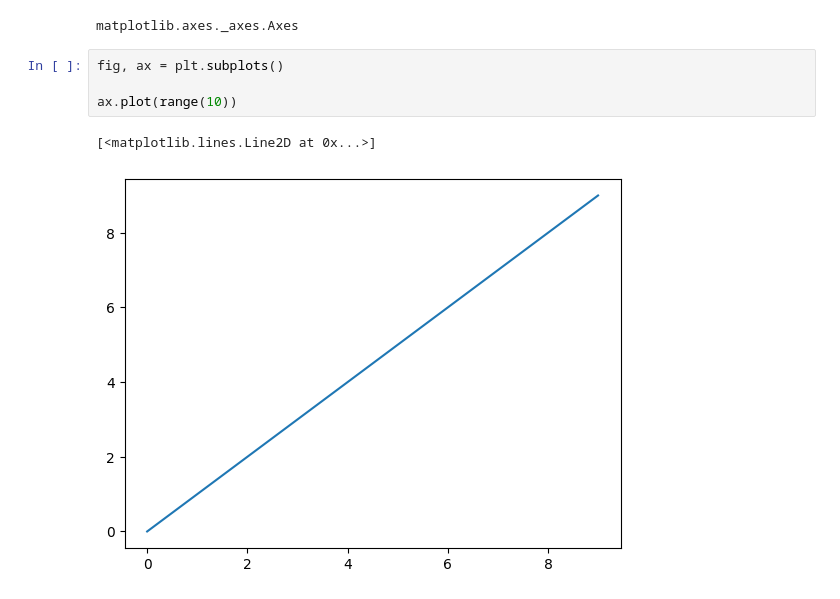
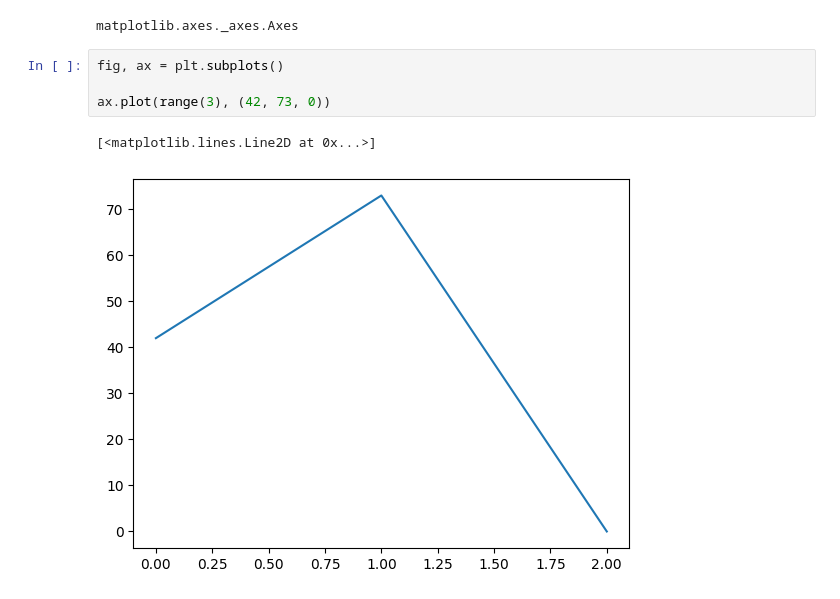
Before and after one commit to NicoleSchwartz/20241505-tutorial-pandas-matplotlib, a Jupyter notebook: tutorial.ipynb, the cells around one changed output. Drawn from its saved outputs; the diff is of its cells as text.

```diff
--- a/tutorial.ipynb
+++ b/tutorial.ipynb
@@ -635,7 +635,7 @@ matplotlib.axes._axes.Axes
 # %%
 fig, ax = plt.subplots()
 
-ax.plot(range(10))
+ax.plot(range(3), (42, 73, 0))
 # %% [output]
 [<matplotlib.lines.Line2D at 0x...>]
-[figure, old version]
+[figure, new version]
```
